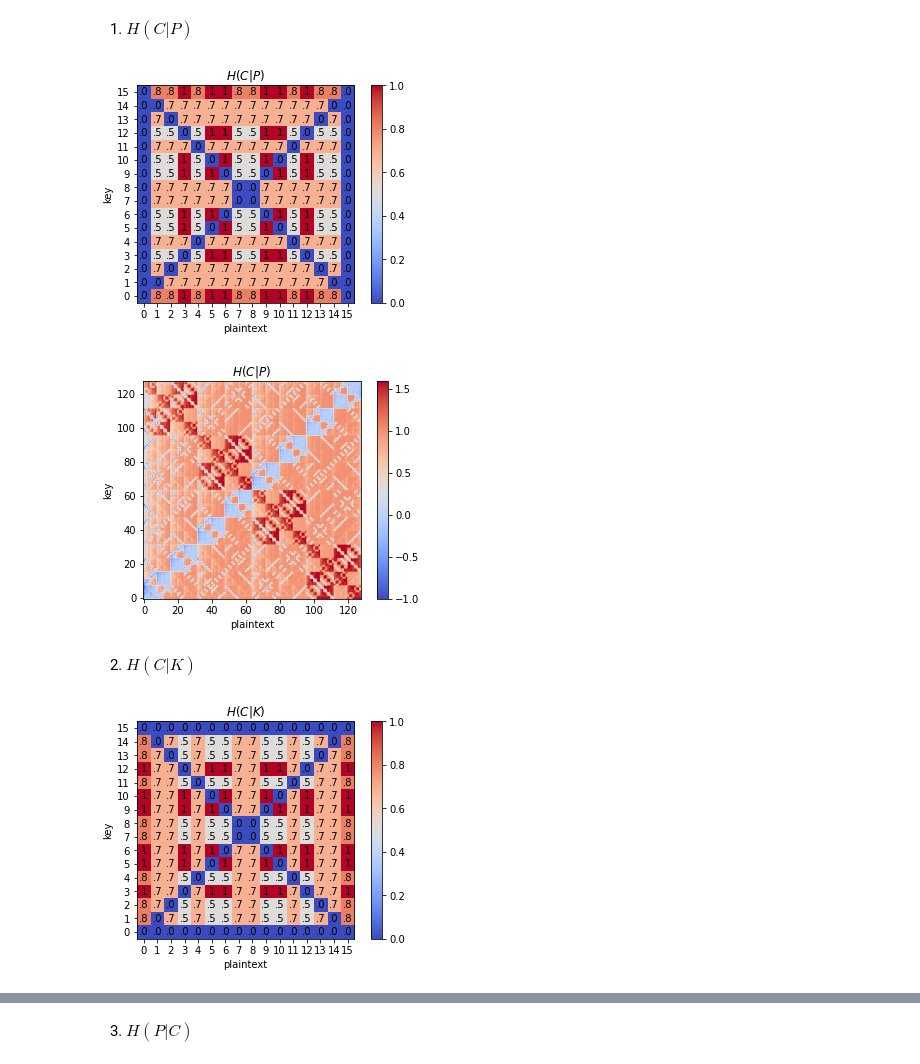
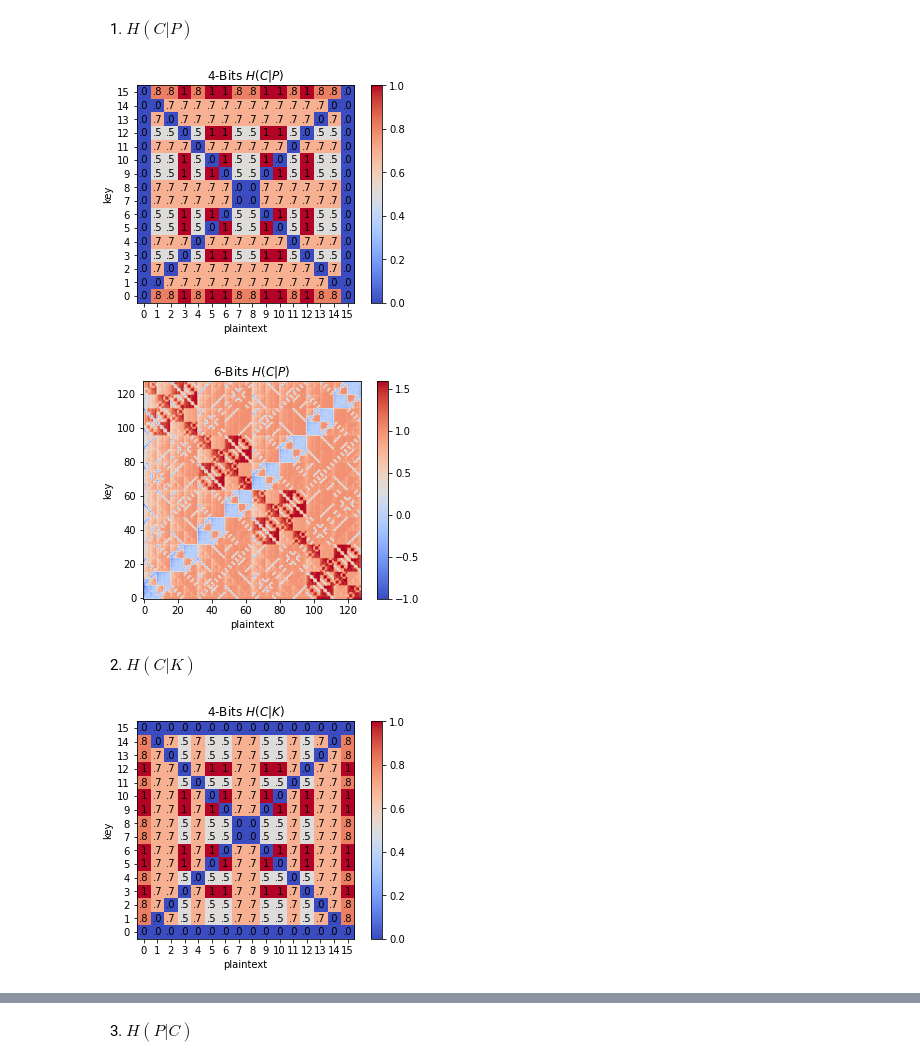
Before and after one commit to Jim137/Entropy, a Jupyter notebook: entropy_of_encrypted.ipynb, the cells around one changed output, grey strips where cells are left out. Saved outputs shown, nothing was run; the diff lists cells and outputs as text; code cells hidden in the pictures.

```diff
--- a/entropy_of_encrypted.ipynb
+++ b/entropy_of_encrypted.ipynb
@@ -284,10 +287,10 @@ ax.set_yticks(range(16))
 ax.set_ylabel('key')
 fig.colorbar(im)
 
-ax.set_title(r'$H(C|P)$')
+ax.set_title(r'4-Bits $H(C|P)$')
 plt.show()
 # %% [output]
-[figure, old version]
+[figure, new version]
 # %%
 entropy_cipher_n = []
 for i in range(128):
@@ -309,35 +312,35 @@ ax.set_xlabel('plaintext')
 ax.set_ylabel('key')
 fig.colorbar(im)
 
-ax.set_title(r'$H(C|P)$')
+ax.set_title(r'6-Bits $H(C|P)$')
 plt.show()
 # %% [output]
-[figure, old version]
+[figure, new version]
 # %% [markdown]
 2. $H(C|K)$
 # %%
 h_ck = []
 for i in range(16):
     hi = []
     for j in range(16):
         hi.append(entropy_cipher[i][j]-mi_ck[i][j])
     h_ck.append(hi)
 
 fig, ax = plt.subplots()
 im = ax.imshow(h_ck, origin='lower', cmap='coolwarm')
 for i in range(16):
     for j in range(16):
         text = ax.text(j, i, f'{"."+f"{h_ck[i][j]*10:.0f}" if h_ck[i][j]<1 else 1}', ha="center", va="center", color="k")
 ax.set_xticks(range(16))
 ax.set_xlabel('plaintext')
 ax.set_yticks(range(16))
 ax.set_ylabel('key')
 fig.colorbar(im)
 
-ax.set_title(r'$H(C|K)$')
+ax.set_title(r'4-Bits $H(C|K)$')
 plt.show()
 # %% [output]
-[figure, old version]
+[figure, new version]
 # %%
 h_ck_n = []
 for i in range(128):
```
Also changed, not shown: parts of 13 cells of this notebook.
